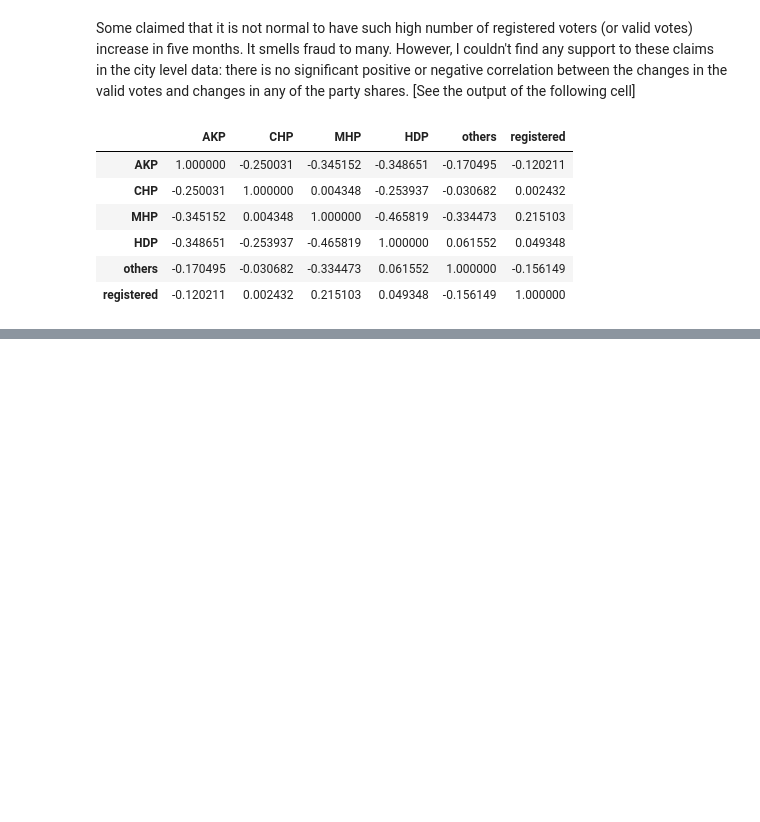
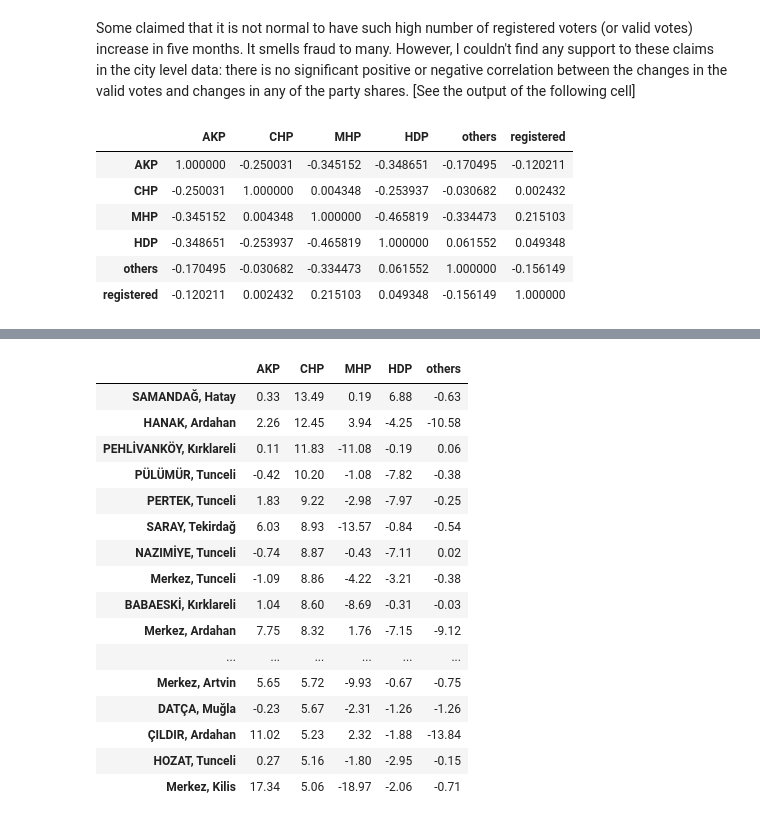
Before and after one commit to oztalha/2015-11-01-Elections-Turkey, a Jupyter notebook: Turkish General Elections, Nov 1, 2015.ipynb, the cells around one changed output, grey strips where cells are left out. Cells and saved outputs as stored; diff of their text form; code cells hidden in the pictures; blank space fills up the shorter version.

```diff
--- a/Turkish General Elections, Nov 1, 2015.ipynb
+++ b/Turkish General Elections, Nov 1, 2015.ipynb
@@ -161,0 +218,20 @@ change.corr() #change in registered voters vs change in party shares
+# %%
+df.sort('CHP',ascending=False).ix[:25]
+# %% [output]
+|  | AKP | CHP | MHP | HDP | others |
+| SAMANDAĞ, Hatay | 0.33 | 13.49 | 0.19 | 6.88 | -0.63 |
+| HANAK, Ardahan | 2.26 | 12.45 | 3.94 | -4.25 | -10.58 |
+| PEHLİVANKÖY, Kırklareli | 0.11 | 11.83 | -11.08 | -0.19 | 0.06 |
+| PÜLÜMÜR, Tunceli | -0.42 | 10.20 | -1.08 | -7.82 | -0.38 |
+| PERTEK, Tunceli | 1.83 | 9.22 | -2.98 | -7.97 | -0.25 |
+| SARAY, Tekirdağ | 6.03 | 8.93 | -13.57 | -0.84 | -0.54 |
+| NAZIMİYE, Tunceli | -0.74 | 8.87 | -0.43 | -7.11 | 0.02 |
+| Merkez, Tunceli | -1.09 | 8.86 | -4.22 | -3.21 | -0.38 |
+| BABAESKİ, Kırklareli | 1.04 | 8.60 | -8.69 | -0.31 | -0.03 |
+| Merkez, Ardahan | 7.75 | 8.32 | 1.76 | -7.15 | -9.12 |
+| ... | ... | ... | ... | ... | ... |
+| Merkez, Artvin | 5.65 | 5.72 | -9.93 | -0.67 | -0.75 |
+| DATÇA, Muğla | -0.23 | 5.67 | -2.31 | -1.26 | -1.26 |
+| ÇILDIR, Ardahan | 11.02 | 5.23 | 2.32 | -1.88 | -13.84 |
+| HOZAT, Tunceli | 0.27 | 5.16 | -1.80 | -2.95 | -0.15 |
+| Merkez, Kilis | 17.34 | 5.06 | -18.97 | -2.06 | -0.71 |
```
Also changed, not shown: parts of 8 cells of this notebook, 16 other files.
